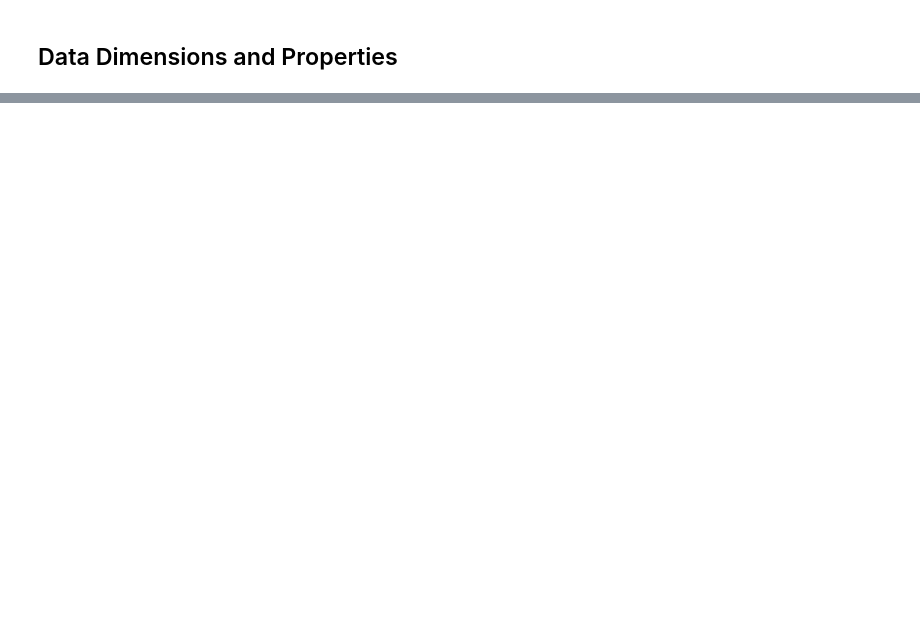
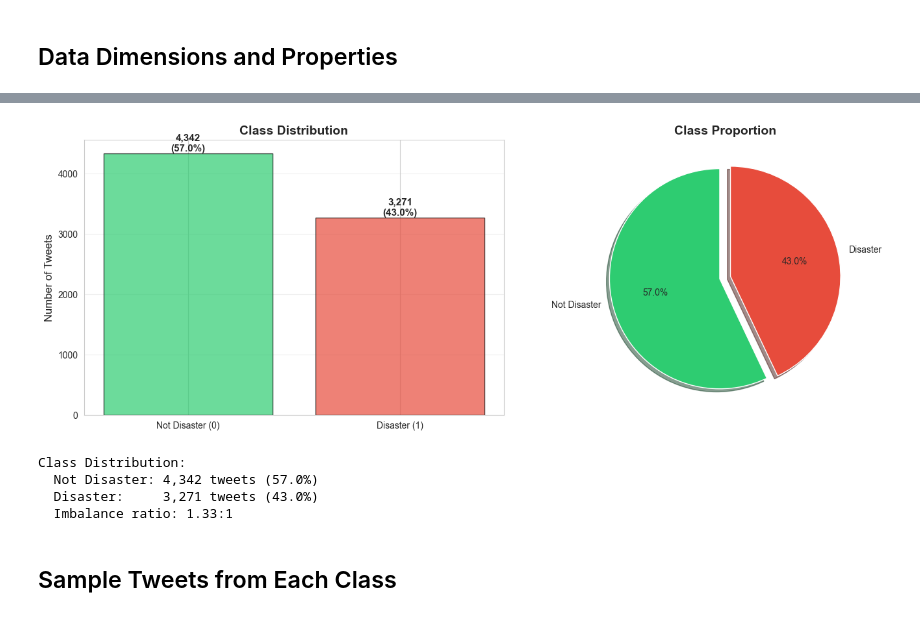
Before and after one commit to trabulium/disaster-tweets-nlp, a Jupyter notebook: disaster_tweets_nlp.ipynb, the cells around one changed output, grey strips where cells are left out. Drawn from its saved outputs; the diff is of its cells as text; code cells hidden in the pictures; blank space fills up the shorter version.

Commit message:
Add comprehensive EDA with visualizations and analysis

```diff
--- a/disaster_tweets_nlp.ipynb
+++ b/disaster_tweets_nlp.ipynb
@@ -186,0 +146,16 @@ print(f"Test set: {len(test_df):,} samples")
+# %%
+# Load data
+data_dir = Path('data')
+
+# If data doesn't exist, we'll need to download from Kaggle
+if not (data_dir / 'train.csv').exists():
+    print("Data not found. Please download from Kaggle:")
+    print("https://www.kaggle.com/c/nlp-getting-started/data")
+    print("\nOr use Kaggle API:")
+    print("kaggle competitions download -c nlp-getting-started")
+else:
+    train_df = pd.read_csv(data_dir / 'train.csv')
+    test_df = pd.read_csv(data_dir / 'test.csv')
+    sample_submission = pd.read_csv(data_dir / 'sample_submission.csv')
+
+    print("✓ Data loaded successfully!")
@@ -263,0 +307,42 @@ print(" We'll focus on 'text' field which has no missing values.")
+# %%
+# Class distribution bar chart
+fig, (ax1, ax2) = plt.subplots(1, 2, figsize=(14, 5))
+
+# Bar chart
+class_counts = train_df['target'].value_counts().sort_index()
+colors = ['#2ecc71', '#e74c3c']
+bars = ax1.bar(['Not Disaster (0)', 'Disaster (1)'], class_counts.values, color=colors, alpha=0.7, edgecolor='black')
+
+# Add value labels on bars
+for bar in bars:
+    height = bar.get_height()
+    ax1.text(bar.get_x() + bar.get_width()/2., height,
+            f'{int(height):,}\n({height/len(train_df)*100:.1f}%)',
+            ha='center', va='bottom', fontsize=11, fontweight='bold')
+
+ax1.set_ylabel('Number of Tweets', fontsize=12)
+ax1.set_title('Class Distribution', fontsize=14, fontweight='bold')
+ax1.grid(axis='y', alpha=0.3)
+
+# Pie chart
+ax2.pie(class_counts.values, labels=['Not Disaster', 'Disaster'],
+        colors=colors, autopct='%1.1f%%', startangle=90,
+        explode=(0.05, 0.05), shadow=True)
+ax2.set_title('Class Proportion', fontsize=14, fontweight='bold')
+
+plt.tight_layout()
+plt.savefig('images/class_distribution.png', dpi=150, bbox_inches='tight')
+plt.show()
+
+print(f"\nClass Distribution:")
+print(f"  Not Disaster: {class_counts[0]:,} tweets ({class_counts[0]/len(train_df)*100:.1f}%)")
+print(f"  Disaster:     {class_counts[1]:,} tweets ({class_counts[1]/len(train_df)*100:.1f}%)")
+print(f"  Imbalance ratio: {class_counts[0]/class_counts[1]:.2f}:1")
+# %% [output]
+[figure, added]
+Class Distribution:
+  Not Disaster: 4,342 tweets (57.0%)
+  Disaster:     3,271 tweets (43.0%)
+  Imbalance ratio: 1.33:1
+# %% [markdown]
+## Sample Tweets from Each Class
```
Also changed, not shown: parts of 66 cells of this notebook.
